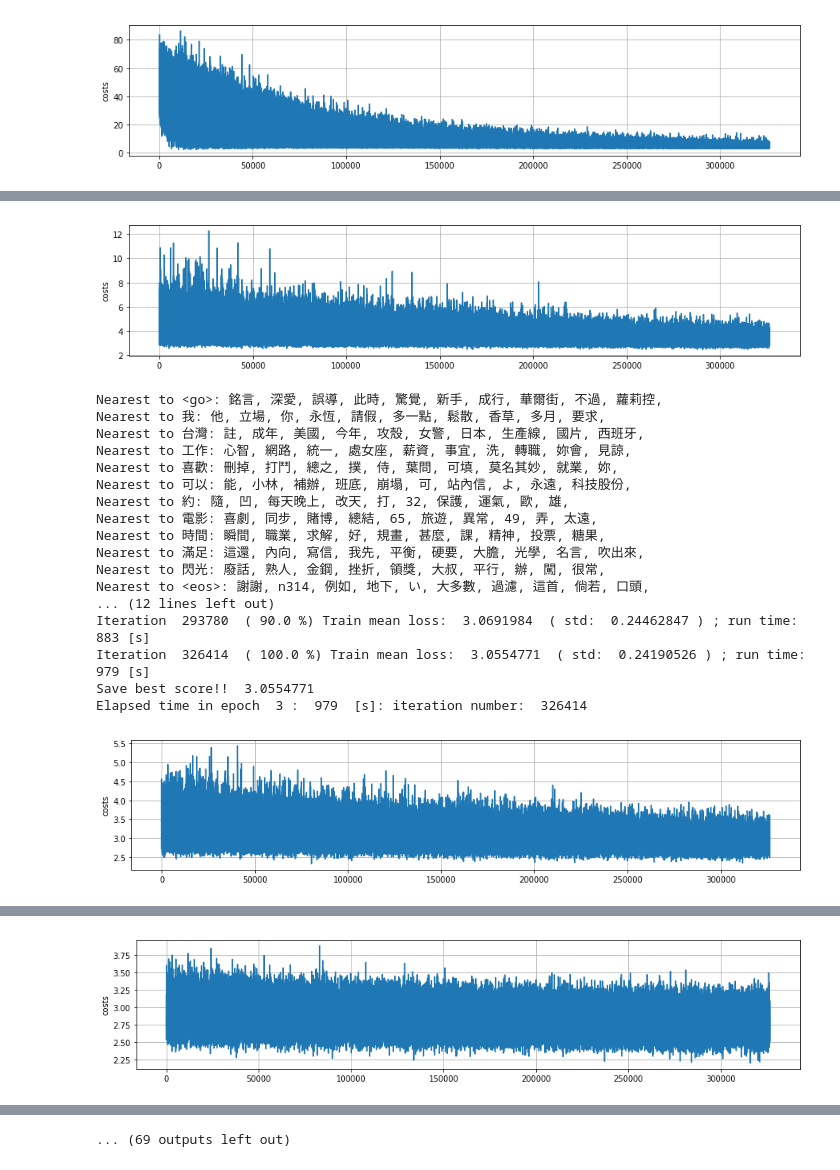
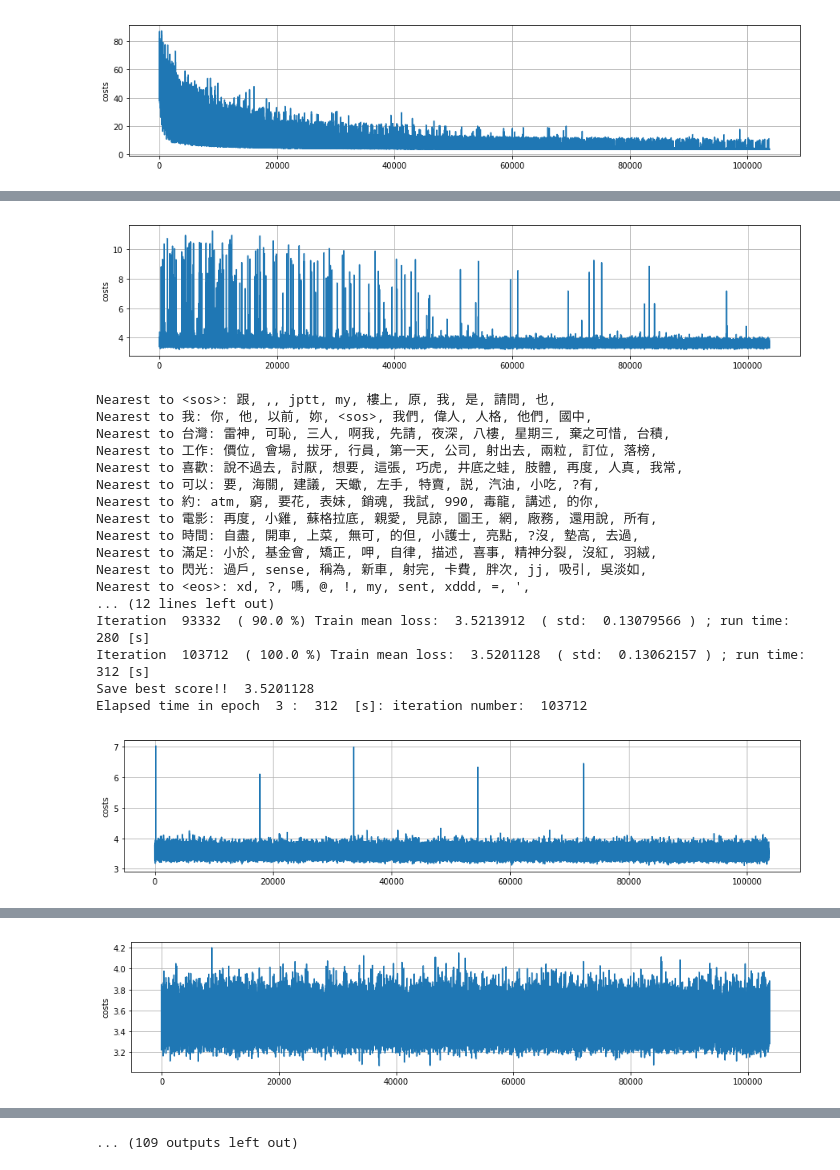
Before and after one commit to changweilin/PTT-text-generator-Encoder-Decoder-model, a Jupyter notebook: PTT word embedding.ipynb, the cells around one changed output, grey strips where cells are left out. Cells and saved outputs as stored; diff of their text form; code cells hidden in the pictures.

```diff
--- a/PTT word embedding.ipynb
+++ b/PTT word embedding.ipynb
@@ -248,20 +278,22 @@ import time
 ################################################################
 # Set parameter
 ################################################################
+build_new_model = True
+
 patience = 0
-num_epoch = 40
+num_epoch = 60
 batch_size = 128
 embedding_size = 300 # Dimension of the embedding vector.
-w2v_lr = 0.1
+w2v_lr = 1.0
 exp_decay_rate = 0.8
 vocab_size = len(vocab)
-num_instances = sum_context_size
+num_instances = sum_content_size
 iter_per_epoch = num_instances // batch_size
 
-exp_decay_steps = sum_context_size // batch_size
+exp_decay_steps = sum_content_size // batch_size
 similar_nn_num = 10 # number of nearest neighbors
 
-valid_examples = [vocab[GO_id],vocab['我'],vocab['台灣'],vocab['工作'],
+valid_examples = [vocab[SOS_id],vocab['我'],vocab['台灣'],vocab['工作'],
                    vocab['喜歡'],vocab['可以'],vocab['約'],vocab['電影'],
                    vocab['時間'],vocab['滿足'],vocab['閃光'],vocab[EOS_id]]
 number_sampled = 10 # Number of negative examples to sample.
@@ -271,7 +303,7 @@ number_sampled = 10 # Number of negative examples to sample.
 ################################################################
 def word2vector_model():
     train_inputs = tf.placeholder(tf.int32, shape=[None], name='train_inputs')
-    train_labels = tf.placeholder(tf.int32, shape=[None, 1], name='train_labels')
+    train_labels = tf.placeholder(tf.int32, shape=[None, None], name='train_labels')
 
     # Look up embeddings for inputs.
     embeddings = tf.Variable(tf.random_uniform([vocab_size+1, embedding_size], -1.0, 1.0),
@@ -288,6 +320,7 @@ def word2vector_model():
                                          biases=nce_biases,
                                          labels=train_labels,
                                          inputs=embed,
+                                         num_true=skip_window*2,
                                          num_sampled=number_sampled,
                                          num_classes=vocab_size+1),
                          name='nce_cost')
@@ -304,7 +337,6 @@ def word2vector_model():
 # Prepare to run session
 ################################################################
 total_start_t = time.time()
-build_new_model = 1
 if build_new_model:
     str_epoch = 0
     model_name = 'PTT_Words_Embedding_' + str(total_start_t)
@@ -318,7 +350,7 @@ else:
     if not os.path.exists(model_dir):
         os.makedirs(model_dir)
 
-iter_pct10 = num_instances // 10
+iter_pct = num_instances // 10
 if (num_instances % batch_size) > 0:
     iter_per_epoch += 1
 costs_list = []
@@ -368,9 +400,11 @@ with tf.Session(graph=word2vector_graph) as sess:
         Y_batch = []
         for i in range(num_instances):
             rand_input = total_inputs[rand_idxs[i]]
-            rand_label = total_labels[rand_idxs[i]]
+            rand_label = total_labels[rand_idxs[i],:]
             vocab_rand = np.random.uniform(0.0, 1.0)
-            if rand_label!=0 and vocab_rand < vocab_rate[rand_input]:
+            if vocab_rand < vocab_rate[rand_input]:
+                #if 0 in rand_label:
+                    #np.delete(rand_label, np.argwhere(0 == rand_label))
                 X_batch.append(rand_input)
                 Y_batch.append(rand_label)
                 batch_counts = (batch_counts + 1) % batch_size
@@ -395,11 +429,14 @@ with tf.Session(graph=word2vector_graph) as sess:
                         last_loss = loss
                         last_optimizer_op = optimizer_op
 
-            if (i+1) % iter_pct10 == 0:
-                costs_pct10 = np.array(costs[-iter_pct10:])
-                print('Iteration ',iter_count,' (',round(i*100/num_instances,2),'%) Train mean loss: ',
+            if (i+1) % iter_pct == 0:
+                costs_pct10 = np.array(costs[-iter_pct:])
+                print('Iteration ',iter_count,' (',round((i+1)*100/num_instances,2),'%) Train mean loss: ',
                       costs_pct10.mean(), ' ( std: ', costs_pct10.std(),
                       ') ; run time: ', int(time.time() - start_t), '[s]')
+            '''elif i == 0:
+                print('Iteration ',iter_count,' (',round((i+1)*100/num_instances,2),'%) Train mean loss: ',
+                      loss, '; run time: ', int(time.time() - start_t), '[s]')'''
 
         ######## Save model weight parameters and information. ########
         costs_mean = np.array(costs).mean()
@@ -478 +515 @@ Elapsed time in epoch  1 :  980  [s]: iteration number:  326413
-[figure, old version]
+[figure, new version]
@@ -496,19 +533,19 @@ Elapsed time in epoch  2 :  986  [s]: iteration number:  326383
-[figure, old version]
+[figure, new version]
-Nearest to <go>: 銘言, 深愛, 誤導, 此時, 驚覺, 新手, 成行, 華爾街, 不過, 蘿莉控,
-Nearest to 我: 他, 立場, 你, 永恆, 請假, 多一點, 鬆散, 香草, 多月, 要求,
-Nearest to 台灣: 註, 成年, 美國, 今年, 攻殼, 女警, 日本, 生產線, 國片, 西班牙,
-Nearest to 工作: 心智, 網路, 統一, 處女座, 薪資, 事宜, 洗, 轉職, 妳會, 見諒,
-Nearest to 喜歡: 刪掉, 打鬥, 總之, 撲, 侍, 葉問, 可填, 莫名其妙, 就業, 妳,
-Nearest to 可以: 能, 小林, 補辦, 班底, 崩塌, 可, 站內信, よ, 永遠, 科技股份,
-Nearest to 約: 隨, 凹, 每天晚上, 改天, 打, 32, 保護, 運氣, 歐, 雄,
-Nearest to 電影: 喜劇, 同步, 賭博, 總結, 65, 旅遊, 異常, 49, 弄, 太遠,
-Nearest to 時間: 瞬間, 職業, 求解, 好, 規畫, 甚麼, 課, 精神, 投票, 糖果,
-Nearest to 滿足: 這還, 內向, 寫信, 我先, 平衡, 硬要, 大膽, 光學, 名言, 吹出來,
-Nearest to 閃光: 廢話, 熟人, 金鋼, 挫折, 領獎, 大叔, 平行, 辦, 闖, 很常,
-Nearest to <eos>: 謝謝, n314, 例如, 地下, い, 大多數, 過濾, 這首, 倘若, 口頭,
+Nearest to <sos>: 跟, ,, jptt, my, 樓上, 原, 我, 是, 請問, 也,
+Nearest to 我: 你, 他, 以前, 妳, <sos>, 我們, 偉人, 人格, 他們, 國中,
+Nearest to 台灣: 雷神, 可恥, 三人, 啊我, 先請, 夜深, 八樓, 星期三, 棄之可惜, 台積,
+Nearest to 工作: 價位, 會場, 拔牙, 行員, 第一天, 公司, 射出去, 兩粒, 訂位, 落榜,
+Nearest to 喜歡: 說不過去, 討厭, 想要, 這張, 巧虎, 井底之蛙, 肢體, 再度, 人真, 我常,
+Nearest to 可以: 要, 海關, 建議, 天蠍, 左手, 特賣, 説, 汽油, 小吃, ?有,
+Nearest to 約: atm, 窮, 要花, 表妹, 銷魂, 我試, 990, 毒龍, 講述, 的你,
+Nearest to 電影: 再度, 小雞, 蘇格拉底, 親愛, 見諒, 圖王, 網, 廠務, 還用說, 所有,
+Nearest to 時間: 自盡, 開車, 上菜, 無可, 的但, 小護士, 亮點, ?沒, 墊高, 去過,
+Nearest to 滿足: 小於, 基金會, 矯正, 呷, 自律, 描述, 喜事, 精神分裂, 沒紅, 羽絨,
+Nearest to 閃光: 過戶, sense, 稱為, 新車, 射完, 卡費, 胖次, jj, 吸引, 吳淡如,
+Nearest to <eos>: xd, ?, 嗎, @, !, my, sent, xddd, =, ',
 ... (12 lines left out)
-Iteration  293780  ( 90.0 %) Train mean loss:  3.0691984  ( std:  0.24462847 ) ; run time:  883 [s]
-Iteration  326414  ( 100.0 %) Train mean loss:  3.0554771  ( std:  0.24190526 ) ; run time:  979 [s]
-Save best score!!  3.0554771
-Elapsed time in epoch  3 :  979  [s]: iteration number:  326414
+Iteration  93332  ( 90.0 %) Train mean loss:  3.5213912  ( std:  0.13079566 ) ; run time:  280 [s]
+Iteration  103712  ( 100.0 %) Train mean loss:  3.5201128  ( std:  0.13062157 ) ; run time:  312 [s]
+Save best score!!  3.5201128
+Elapsed time in epoch  3 :  312  [s]: iteration number:  103712
-[figure, old version]
+[figure, new version]
@@ -532 +569 @@ Elapsed time in epoch  4 :  958  [s]: iteration number:  326427
-[figure, old version]
+[figure, new version]
@@ -569,4 +606,4 @@ Elapsed time in epoch  6 :  945  [s]: iteration number:  326440
-... (69 outputs left out)
+... (109 outputs left out)
 # %%
 import tensorflow as tf
 import numpy as np
```
Also changed, not shown: parts of 5 cells of this notebook.
